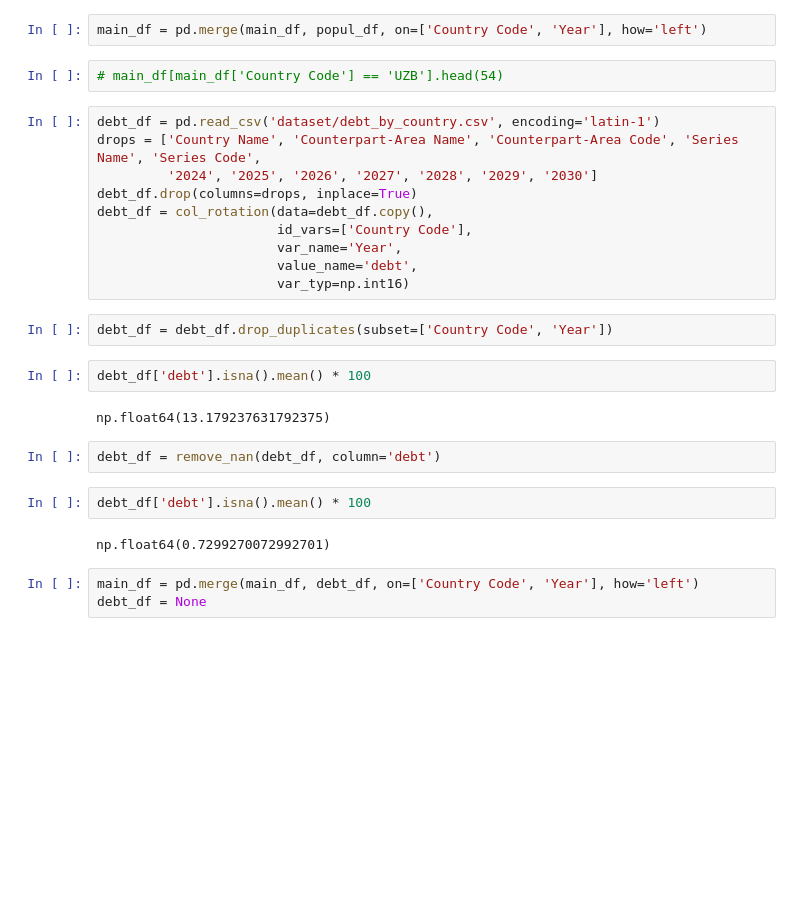
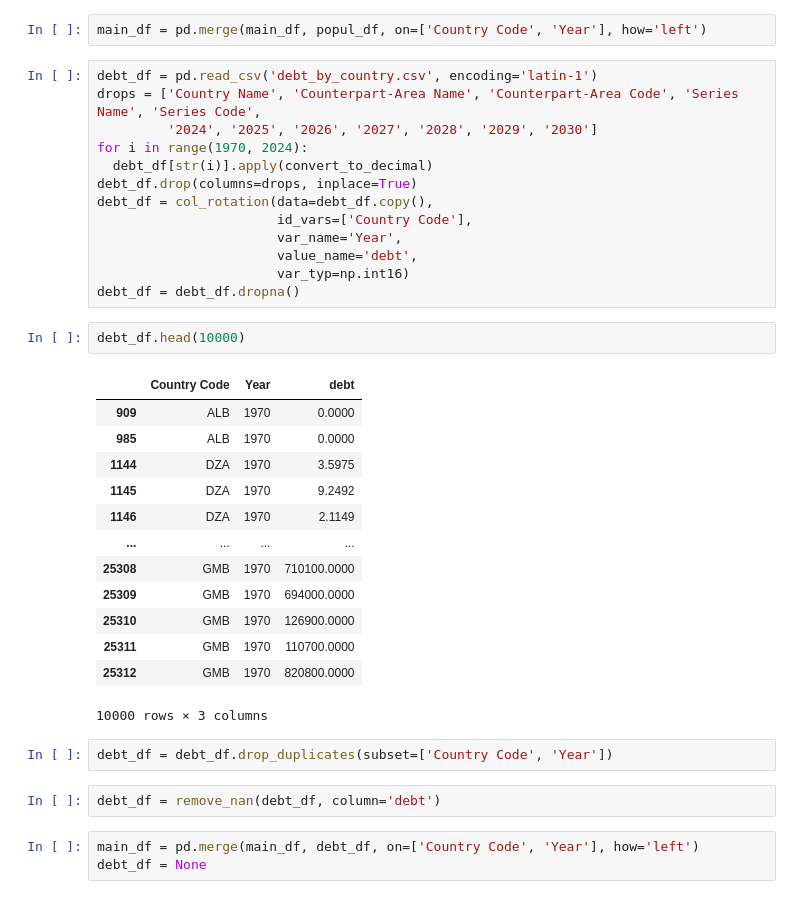
Before and after one commit to UznetDev/Global-Statistics-Dashboard, a Jupyter notebook: build_data.ipynb, the cells around one changed output. Saved outputs shown, nothing was run; the diff lists cells and outputs as text; blank space fills up the shorter version.

```diff
--- a/build_data.ipynb
+++ b/build_data.ipynb
@@ -262,29 +345,38 @@ popul_df[(popul_df['Country Code'] == 'UZB') & (popul_df['Year'] == 2023)]
 # %%
 main_df = pd.merge(main_df, popul_df, on=['Country Code', 'Year'], how='left')
-# %%
-# main_df[main_df['Country Code'] == 'UZB'].head(54)
 # %%
-debt_df = pd.read_csv('dataset/debt_by_country.csv', encoding='latin-1')
+debt_df = pd.read_csv('debt_by_country.csv', encoding='latin-1')
 drops = ['Country Name', 'Counterpart-Area Name', 'Counterpart-Area Code', 'Series Name', 'Series Code',
          '2024', '2025', '2026', '2027', '2028', '2029', '2030']
+for i in range(1970, 2024):
+  debt_df[str(i)].apply(convert_to_decimal)
 debt_df.drop(columns=drops, inplace=True)
 debt_df = col_rotation(data=debt_df.copy(),
                        id_vars=['Country Code'],
                        var_name='Year',
                        value_name='debt',
                        var_typ=np.int16)
+debt_df = debt_df.dropna()
+# %%
+debt_df.head(10000)
+# %% [output]
+|  | Country Code | Year | debt |
+| 909 | ALB | 1970 | 0.0000 |
+| 985 | ALB | 1970 | 0.0000 |
+| 1144 | DZA | 1970 | 3.5975 |
+| 1145 | DZA | 1970 | 9.2492 |
+| 1146 | DZA | 1970 | 2.1149 |
+| ... | ... | ... | ... |
+| 25308 | GMB | 1970 | 710100.0000 |
+| 25309 | GMB | 1970 | 694000.0000 |
+| 25310 | GMB | 1970 | 126900.0000 |
+| 25311 | GMB | 1970 | 110700.0000 |
+| 25312 | GMB | 1970 | 820800.0000 |
+10000 rows × 3 columns
 # %%
 debt_df = debt_df.drop_duplicates(subset=['Country Code', 'Year'])
-# %%
-debt_df['debt'].isna().mean() * 100
-# %% [output]
-np.float64(13.179237631792375)
 # %%
 debt_df = remove_nan(debt_df, column='debt')
-# %%
-debt_df['debt'].isna().mean() * 100
-# %% [output]
-np.float64(0.7299270072992701)
 # %%
 main_df = pd.merge(main_df, debt_df, on=['Country Code', 'Year'], how='left')
 debt_df = None
```
Also changed, not shown: parts of 38 cells of this notebook.
